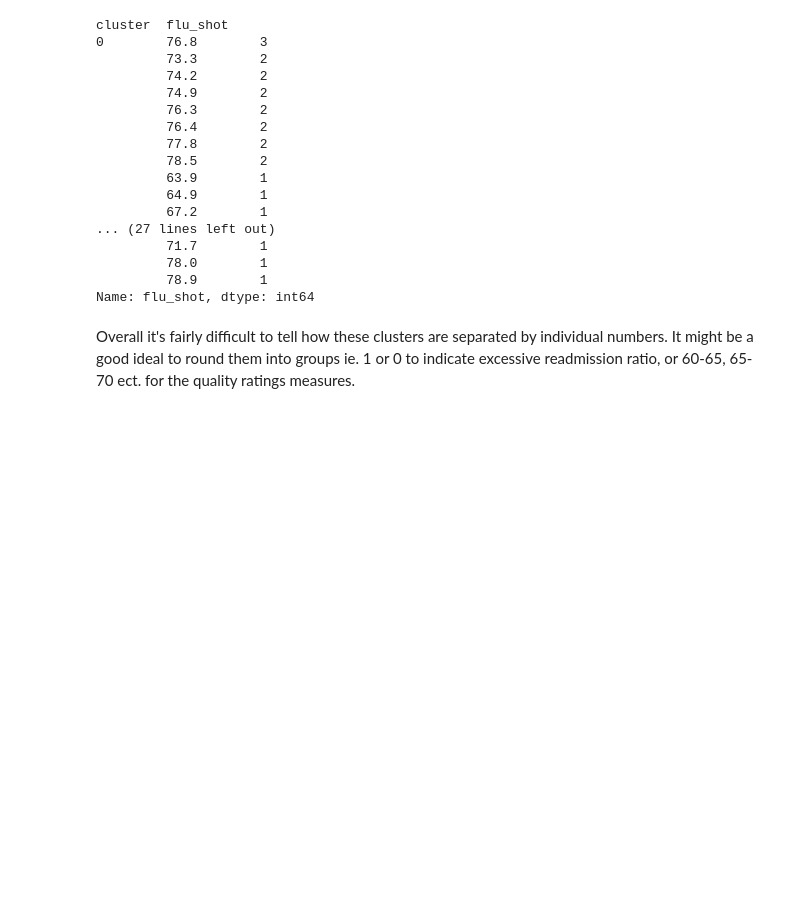
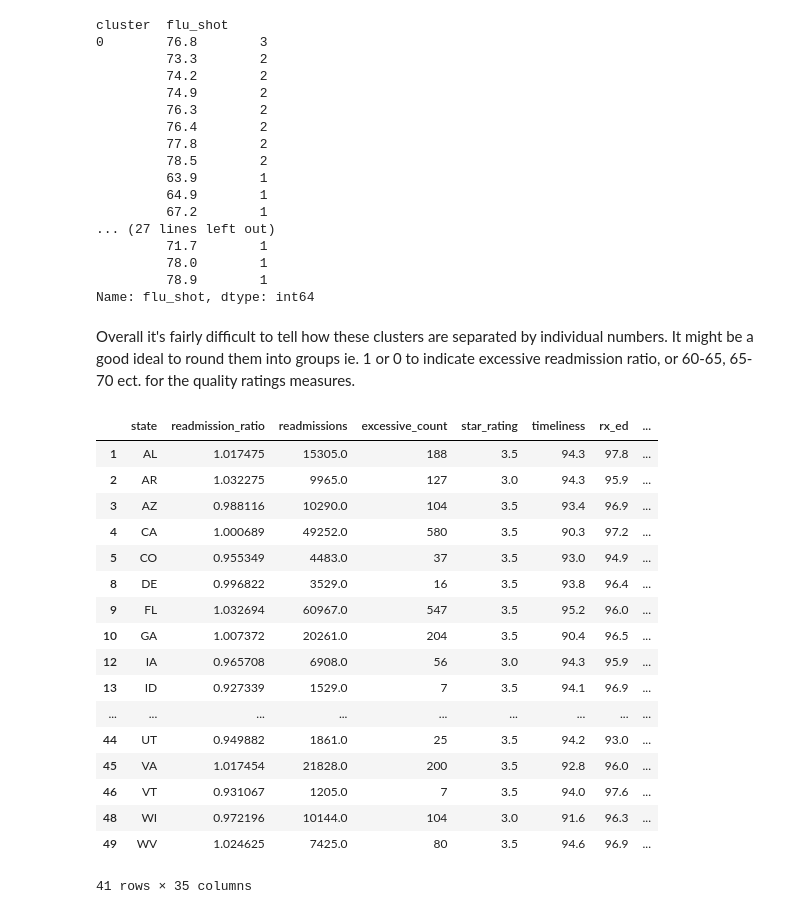
Before and after one commit to jsking751/Capstone_1, a Jupyter notebook: EDA and Analysis/Machine_Learning.ipynb, the cells around one changed output. Drawn from its saved outputs; the diff is of its cells as text; code cells hidden in the pictures; blank space fills up the shorter version.

```diff
--- a/EDA and Analysis/Machine_Learning.ipynb
+++ b/EDA and Analysis/Machine_Learning.ipynb
@@ -229,3 +229,24 @@ cluster  flu_shot
 Name: flu_shot, dtype: int64
 # %% [markdown]
 Overall it's fairly difficult to tell how these clusters are separated by individual numbers.  It might be a good ideal to round them into groups ie. 1 or 0 to indicate excessive readmission ratio, or 60-65, 65-70 ect. for the quality ratings measures.
+# %%
+df[df.cluster==0]
+# %% [output]
+|  | state | readmission_ratio | readmissions | excessive_count | star_rating | timeliness | rx_ed | ... |
+| 1 | AL | 1.017475 | 15305.0 | 188 | 3.5 | 94.3 | 97.8 | ... |
+| 2 | AR | 1.032275 | 9965.0 | 127 | 3.0 | 94.3 | 95.9 | ... |
+| 3 | AZ | 0.988116 | 10290.0 | 104 | 3.5 | 93.4 | 96.9 | ... |
+| 4 | CA | 1.000689 | 49252.0 | 580 | 3.5 | 90.3 | 97.2 | ... |
+| 5 | CO | 0.955349 | 4483.0 | 37 | 3.5 | 93.0 | 94.9 | ... |
+| 8 | DE | 0.996822 | 3529.0 | 16 | 3.5 | 93.8 | 96.4 | ... |
+| 9 | FL | 1.032694 | 60967.0 | 547 | 3.5 | 95.2 | 96.0 | ... |
+| 10 | GA | 1.007372 | 20261.0 | 204 | 3.5 | 90.4 | 96.5 | ... |
+| 12 | IA | 0.965708 | 6908.0 | 56 | 3.0 | 94.3 | 95.9 | ... |
+| 13 | ID | 0.927339 | 1529.0 | 7 | 3.5 | 94.1 | 96.9 | ... |
+| ... | ... | ... | ... | ... | ... | ... | ... | ... |
+| 44 | UT | 0.949882 | 1861.0 | 25 | 3.5 | 94.2 | 93.0 | ... |
+| 45 | VA | 1.017454 | 21828.0 | 200 | 3.5 | 92.8 | 96.0 | ... |
+| 46 | VT | 0.931067 | 1205.0 | 7 | 3.5 | 94.0 | 97.6 | ... |
+| 48 | WI | 0.972196 | 10144.0 | 104 | 3.0 | 91.6 | 96.3 | ... |
+| 49 | WV | 1.024625 | 7425.0 | 80 | 3.5 | 94.6 | 96.9 | ... |
+41 rows × 35 columns
```
Also changed, not shown: parts of 3 cells of this notebook.
